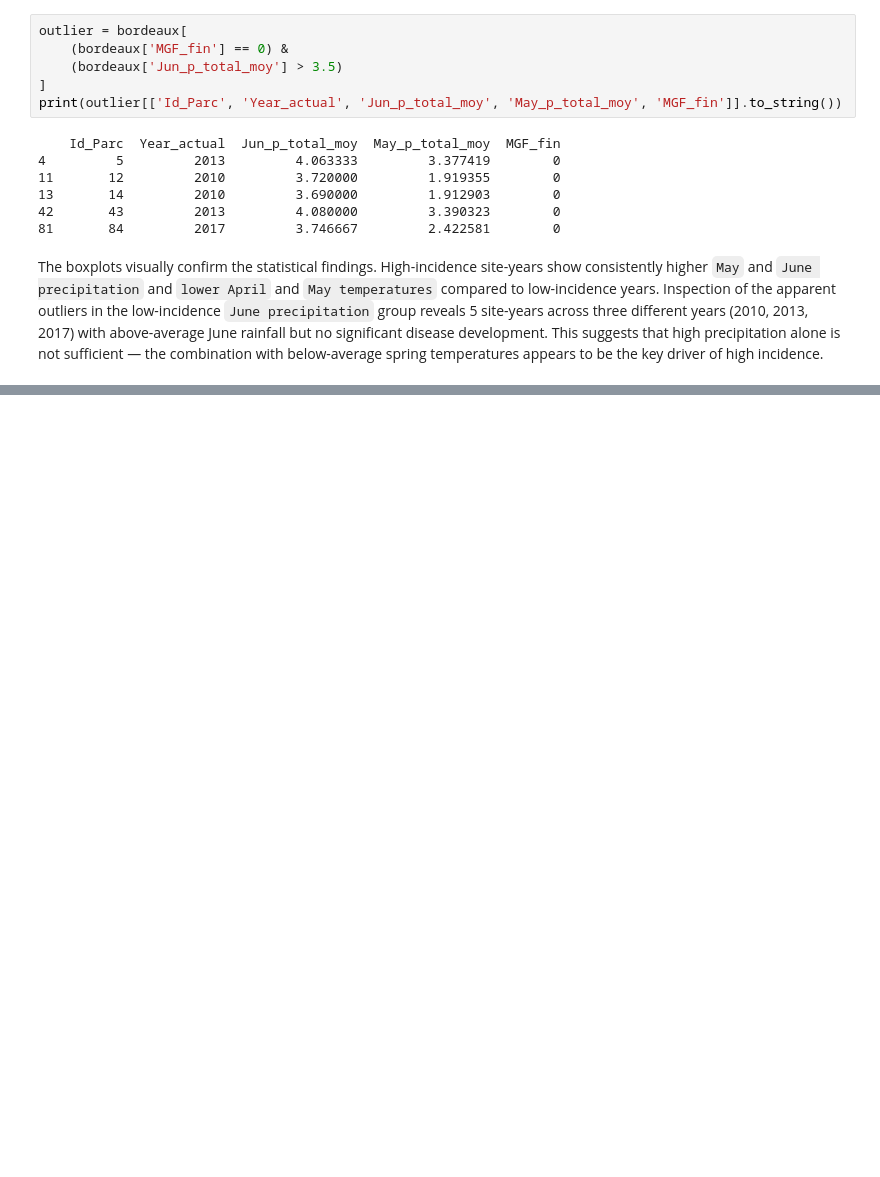
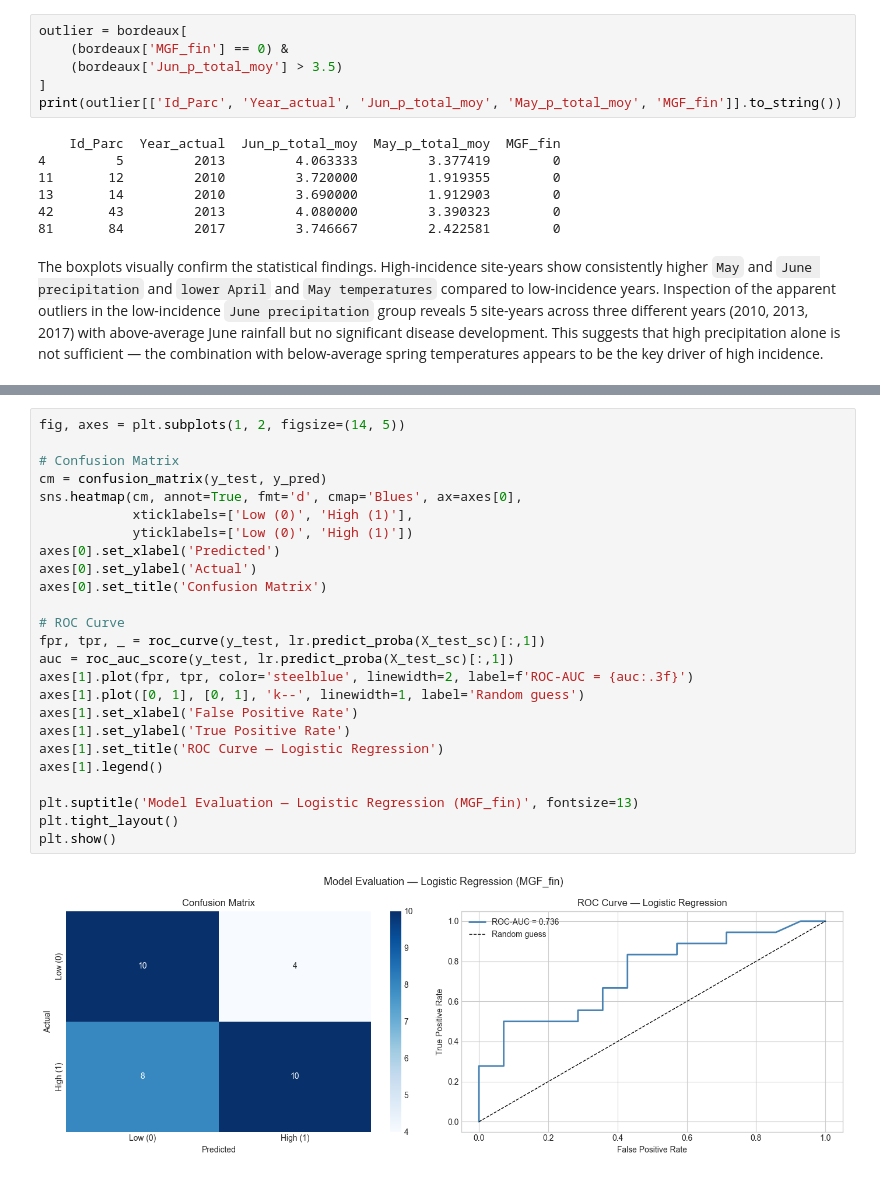
Before and after one commit to PappoIvanov/plasmopara-viticola, a Jupyter notebook: notebooks/grapevine_downy_mildew_analysis.ipynb, the cells around one changed output, grey strips where cells are left out. Saved outputs shown, nothing was run; the diff lists cells and outputs as text; blank space fills up the shorter version.

```diff
--- a/notebooks/grapevine_downy_mildew_analysis.ipynb
+++ b/notebooks/grapevine_downy_mildew_analysis.ipynb
@@ -738,0 +796,27 @@ The boxplots visually confirm the statistical findings. High-incidence site-year
+# %%
+fig, axes = plt.subplots(1, 2, figsize=(14, 5))
+
+# Confusion Matrix
+cm = confusion_matrix(y_test, y_pred)
+sns.heatmap(cm, annot=True, fmt='d', cmap='Blues', ax=axes[0],
+            xticklabels=['Low (0)', 'High (1)'],
+            yticklabels=['Low (0)', 'High (1)'])
+axes[0].set_xlabel('Predicted')
+axes[0].set_ylabel('Actual')
+axes[0].set_title('Confusion Matrix')
+
+# ROC Curve
+fpr, tpr, _ = roc_curve(y_test, lr.predict_proba(X_test_sc)[:,1])
+auc = roc_auc_score(y_test, lr.predict_proba(X_test_sc)[:,1])
+axes[1].plot(fpr, tpr, color='steelblue', linewidth=2, label=f'ROC-AUC = {auc:.3f}')
+axes[1].plot([0, 1], [0, 1], 'k--', linewidth=1, label='Random guess')
+axes[1].set_xlabel('False Positive Rate')
+axes[1].set_ylabel('True Positive Rate')
+axes[1].set_title('ROC Curve — Logistic Regression')
+axes[1].legend()
+
+plt.suptitle('Model Evaluation — Logistic Regression (MGF_fin)', fontsize=13)
+plt.tight_layout()
+plt.show()
+# %% [output]
+[figure, added]
```
Also changed, not shown: parts of 11 cells of this notebook.
